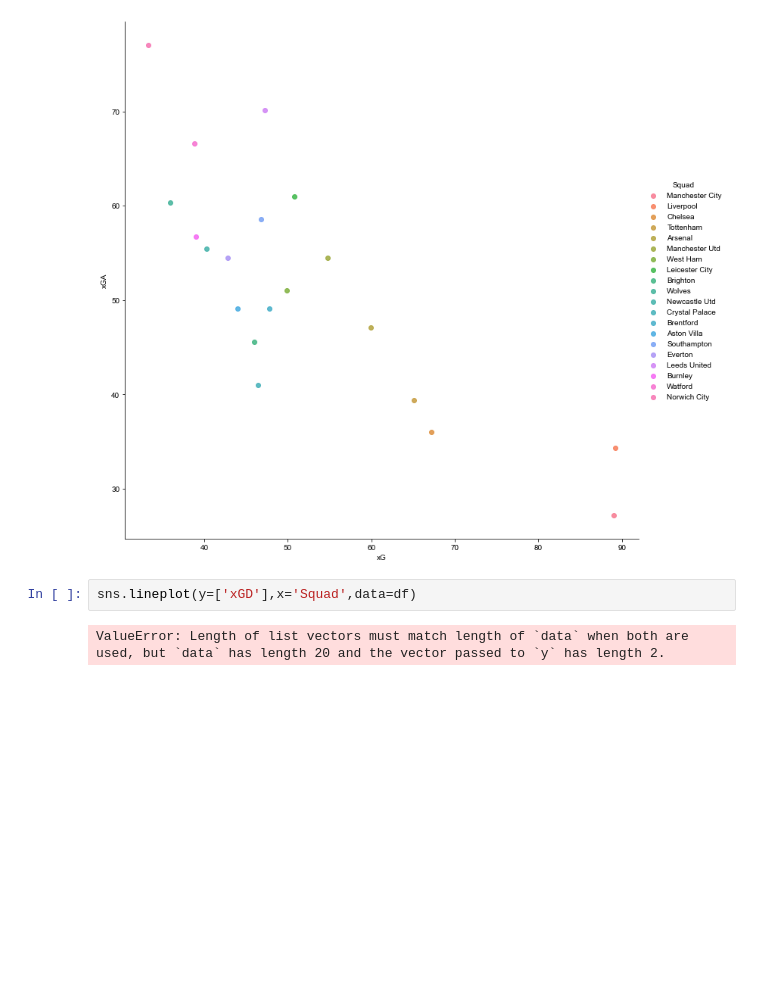
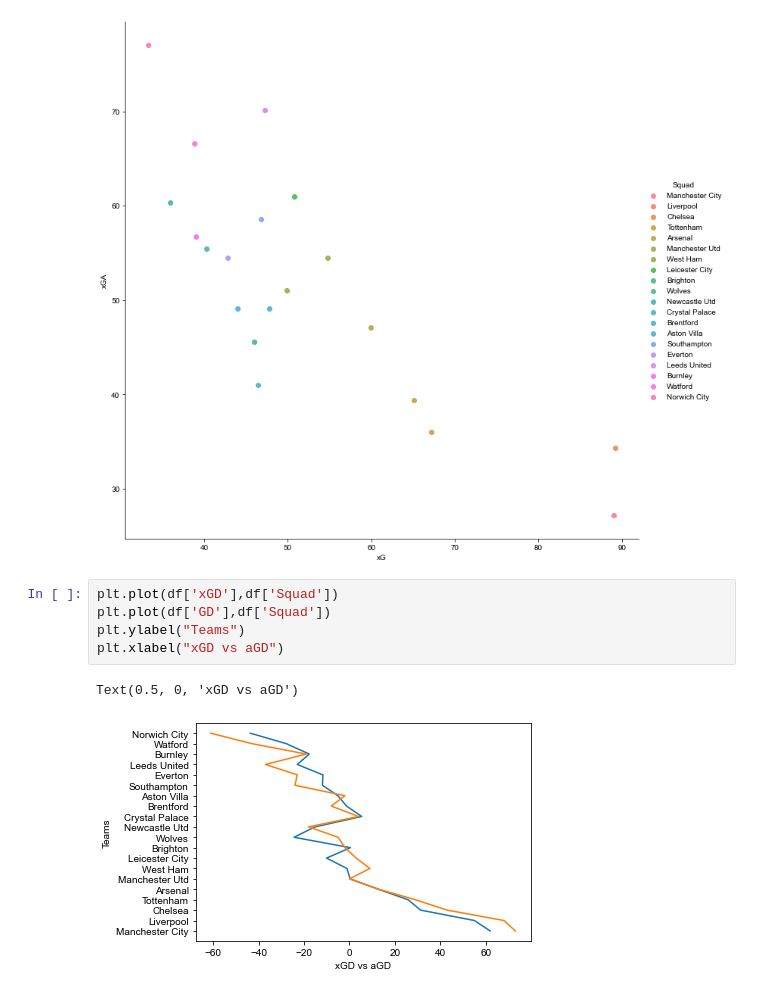
Before and after one commit to gautam7-github/FbRef-EDA-Viz, a Jupyter notebook: data_vis.ipynb, the cells around one changed output. Cells and saved outputs as stored; diff of their text form; blank space fills up the shorter version.

```diff
--- a/data_vis.ipynb
+++ b/data_vis.ipynb
@@ -38,7 +38,11 @@ plt.scatter(df['xG'],df['xGA'])
 ax = sns.lmplot(x='xG',y='xGA',hue='Squad',data=df,fit_reg=False,height=10,aspect=1)
 # %% [output]
 [figure]
-# %%
-sns.lineplot(y=['xGD'],x='Squad',data=df)
-# %% [output]
-ValueError: Length of list vectors must match length of `data` when both are used, but `data` has length 20 and the vector passed to `y` has length 2.
+# %%
+plt.plot(df['xGD'],df['Squad'])
+plt.plot(df['GD'],df['Squad'])
+plt.ylabel("Teams")
+plt.xlabel("xGD vs aGD")
+# %% [output]
+Text(0.5, 0, 'xGD vs aGD')
+[figure, added]
```
Also changed, not shown: 1 other file.
